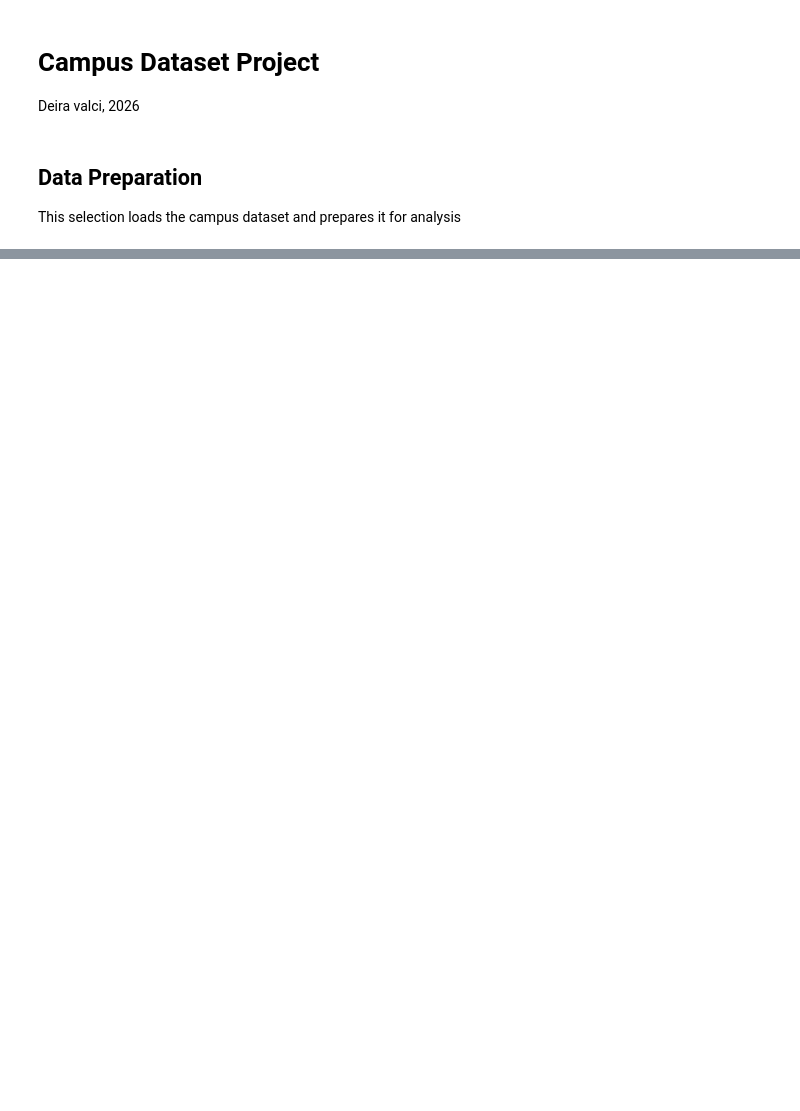
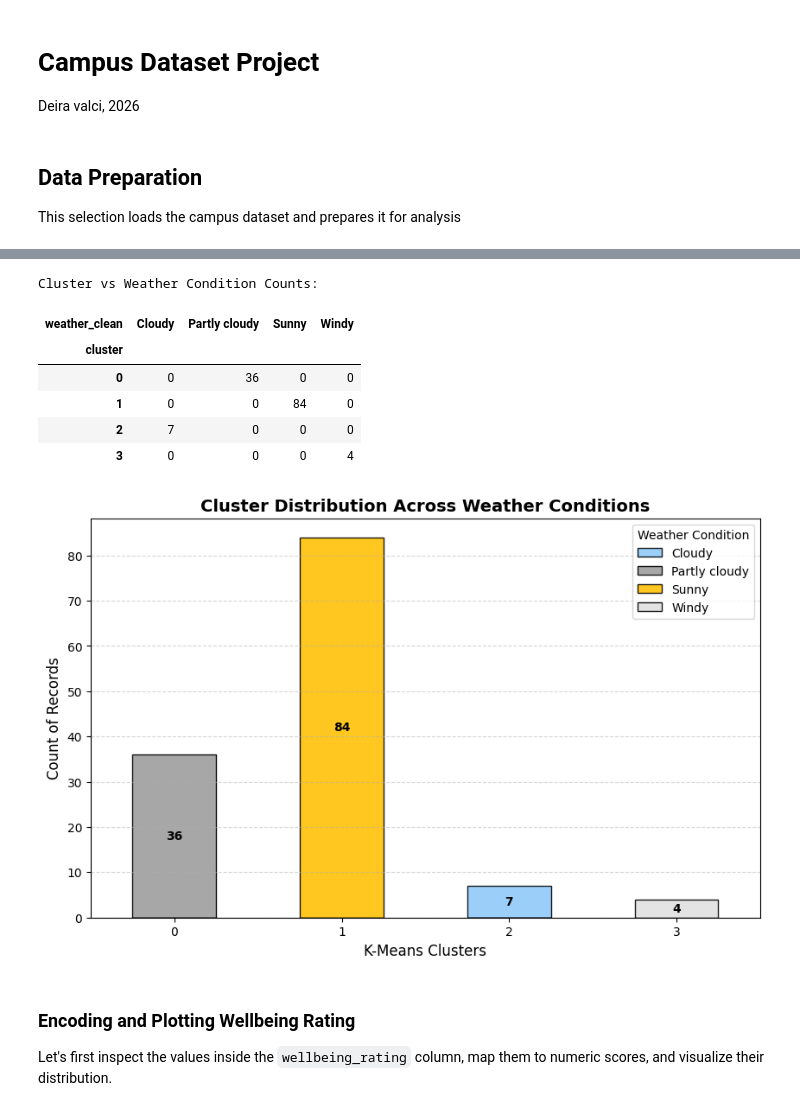
Before and after one commit to deira-v/MachineLearningwPython, a Jupyter notebook: CampusDataProject.ipynb, the cells around one changed output, grey strips where cells are left out. Drawn from its saved outputs; the diff is of its cells as text; code cells hidden in the pictures; blank space fills up the shorter version.

Commit message:
week 8: select and plot features

```diff
--- a/CampusDataProject.ipynb
+++ b/CampusDataProject.ipynb
@@ -145,0 +172,43 @@ Name: count, dtype: int64
+# %%
+import seaborn as sns
+
+# Group the data to see the counts of each weather condition within each cluster
+cluster_weather_dist = weather_df.groupby(['cluster', 'weather_clean']).size().unstack(fill_value=0)
+
+# Display the contingency table
+print("Cluster vs Weather Condition Counts:")
+display(cluster_weather_dist)
+
+# Create a stacked bar chart
+ax = cluster_weather_dist.plot(kind='bar', stacked=True, figsize=(10, 6), color=['#90CAF9', '#9E9E9E', '#FFC107', '#E0E0E0'], edgecolor='black', alpha=0.9)
+
+# Customizing labels and titles
+plt.title('Cluster Distribution Across Weather Conditions', fontsize=14, fontweight='bold')
+plt.xlabel('K-Means Clusters', fontsize=12)
+plt.ylabel('Count of Records', fontsize=12)
+plt.xticks(rotation=0)
+plt.grid(axis='y', linestyle='--', alpha=0.5)
+plt.legend(title='Weather Condition')
+
+# Add counts on top of the bars
+for rect in ax.patches:
+    height = rect.get_height()
+    width = rect.get_width()
+    x = rect.get_x()
+    y = rect.get_y()
+    if height > 0:
+        ax.text(x + width/2., y + height/2., f'{int(height)}', ha='center', va='center', fontsize=10, fontweight='bold', color='black')
+
+plt.show()
+# %% [output]
+Cluster vs Weather Condition Counts:
+| weather_clean | Cloudy | Partly cloudy | Sunny | Windy |
+| cluster |  |  |  |  |
+| 0 | 0 | 36 | 0 | 0 |
+| 1 | 0 | 0 | 84 | 0 |
+| 2 | 7 | 0 | 0 | 0 |
+| 3 | 0 | 0 | 0 | 4 |
+[figure, added]
+# %% [markdown]
+### **Encoding and Plotting Wellbeing Rating**
+Let's first inspect the values inside the `wellbeing_rating` column, map them to numeric scores, and visualize their distribution.
```
Also changed, not shown: parts of 35 cells of this notebook.
